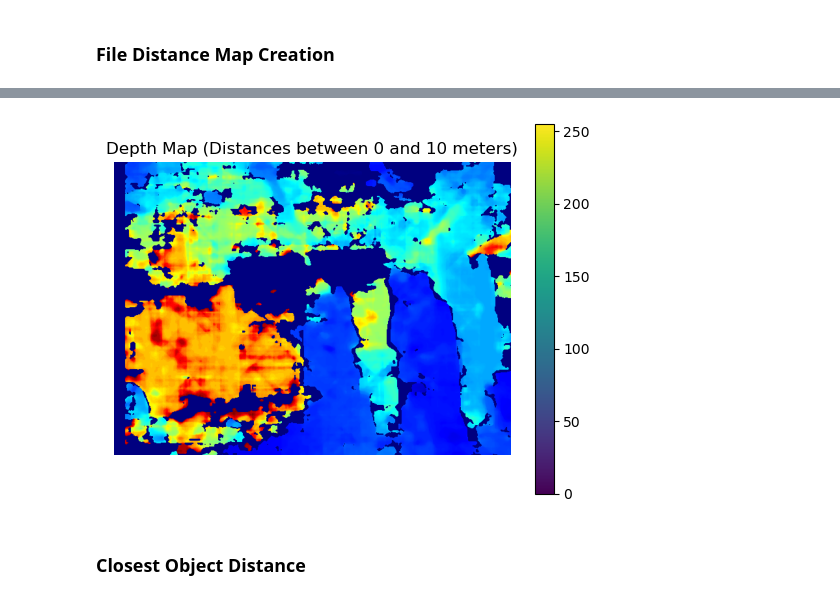
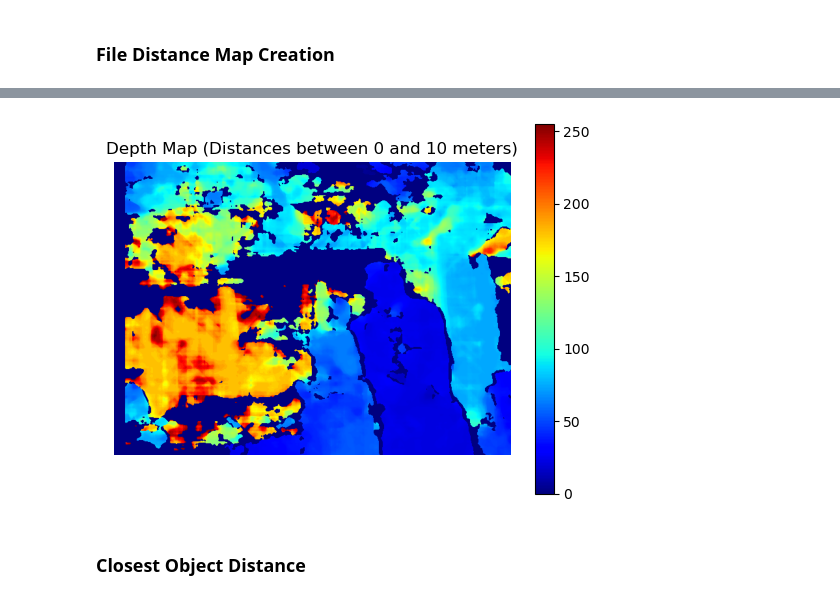
Before and after one commit to Waikebber/VisualAssistiveDevice, a Jupyter notebook: stereo_imgRec.ipynb, the cells around one changed output, grey strips where cells are left out. Cells and saved outputs as stored; diff of their text form; code cells hidden in the pictures.

Commit message:
added color map function

```diff
--- a/stereo_imgRec.ipynb
+++ b/stereo_imgRec.ipynb
@@ -75,38 +75,19 @@ plt.show()
-# %%
-# Define threshold range
-MIN_THRESH = 0
-MAX_THRESH = 10
-
-# Create a masked version of distances between MIN_THRESH and MAX_THRESH
-masked_distances = np.where((distances >= MIN_THRESH) & (distances <= MAX_THRESH), distances, np.nan)
-
-# Normalize the depth values within the threshold range for display purposes
-valid_mask = np.isfinite(masked_distances)  # Mask to find valid (non-NaN) values
-if np.sum(valid_mask) > 0:
-    # Normalize only valid values within the range
-    min_valid = np.nanmin(masked_distances)
-    max_valid = np.nanmax(masked_distances)
-    depth_map_normalized = np.zeros_like(masked_distances)
-
-    # Apply normalization only to the valid range
-    depth_map_normalized[valid_mask] = 255 * (masked_distances[valid_mask] - min_valid) / (max_valid - min_valid)
-    depth_map_normalized = depth_map_normalized.astype(np.uint8)
-
-    # Apply a colormap for better visualization
-    depth_map_colored = cv2.applyColorMap(depth_map_normalized, cv2.COLORMAP_JET)
-    depth_map_colored = cv2.cvtColor(depth_map_colored, cv2.COLOR_BGR2RGB)
-
-    # Display the Depth Map for the specified threshold range
-    fig, ax = plt.subplots()
-    depth_display = ax.imshow(depth_map_colored)
-    plt.colorbar(depth_display)
-    plt.title(f"Depth Map (Distances between {MIN_THRESH} and {MAX_THRESH} meters)")
-    plt.axis('off')
-    plt.show()
-else:
-    print(f"No values found within the threshold range [{MIN_THRESH}, {MAX_THRESH}] meters.")
-# %% [output]
-[figure, removed]
+# %%
+# Define threshold range
+MIN_THRESH = 0
+MAX_THRESH = 10
+
+# Create a colored depth map within the threshold range
+depth_map_colored = make_colored_distance_map(distances, MIN_THRESH, MAX_THRESH)
+
+fig, ax = plt.subplots()
+depth_display = ax.imshow(depth_map_colored, 'jet')
+plt.colorbar(depth_display)
+plt.title(f"Depth Map (Distances between {MIN_THRESH} and {MAX_THRESH} meters)")
+plt.axis('off')
+plt.show()
+# %% [output]
+[figure, added]
 # %% [markdown]
 ### Closest Object Distance
 # %%
```
Also changed, not shown: parts of 9 cells of this notebook, 1 other file.
